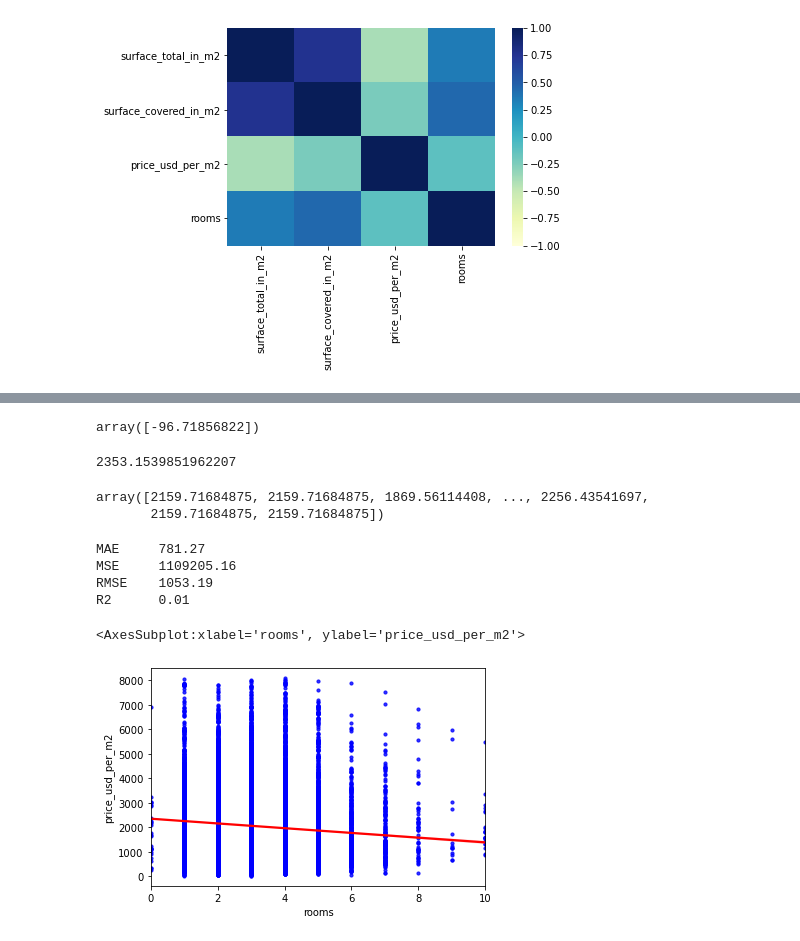
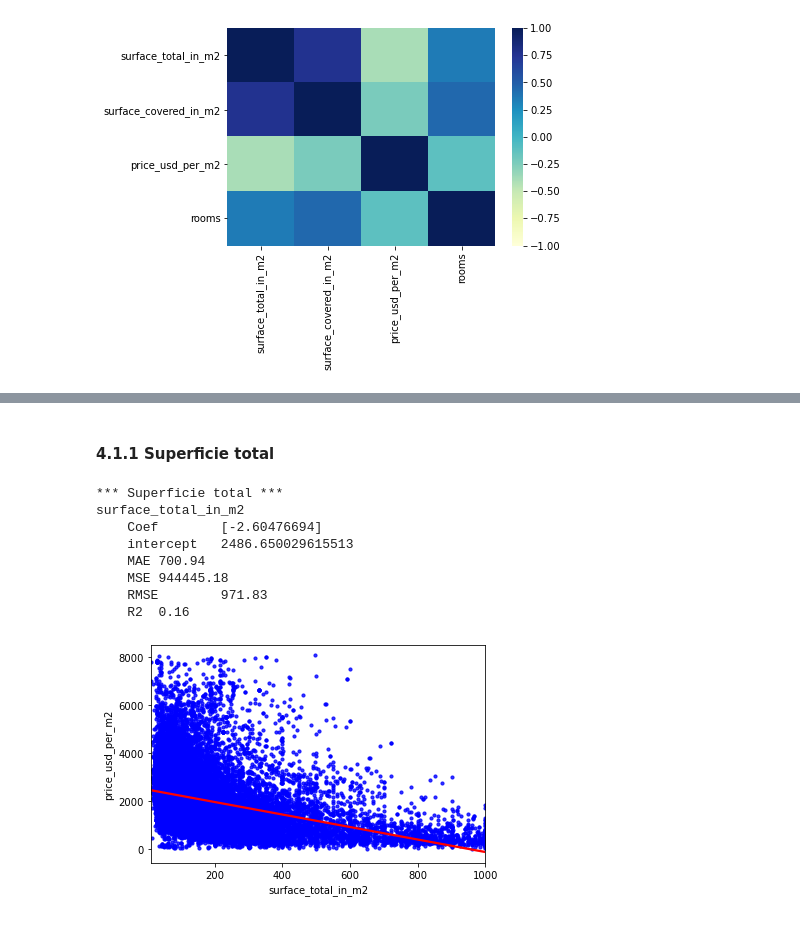
Before and after one commit to szl30n/ProyectosDHDS, a Jupyter notebook: TP2/Enzo.ipynb, the cells around one changed output, grey strips where cells are left out. Cells and saved outputs as stored; diff of their text form; code cells hidden in the pictures.

```diff
--- a/TP2/Enzo.ipynb
+++ b/TP2/Enzo.ipynb
@@ -47,15 +76,21 @@ lm = LinearRegression() # Fiteamos el modelo sobre los vectores X e y.
 # %%
-# Superficie total
-model1 = lm.fit(X1, y)
-model1.coef_
-model1.intercept_
-test_sklearn_1 = np.array(X1test).reshape(-1,1)
-model1.predict(test_sklearn_1)
-y1pred = model1.predict(X1test)
+def rls_func(X,y,columna):
+    print( columna)
+    # Como estamos trabajando con observaciones ordenadas en el tiempo, ponemos
+    # shuffle=False para evitar data leakage    shuffle=False
+    Xtrain, Xtest, ytrain, ytest = train_test_split(X, y, random_state = 1,)
+    lm = LinearRegression() # Fiteamos el modelo sobre los vectores X e y.
+    model = lm.fit(X, y)
+    print(f'''    Coef\t{model.coef_}''')
+    print(f'''    intercept\t{model.intercept_}''')
+    test_sklearn = np.array(Xtest).reshape(-1,1)
+    model.predict(test_sklearn)
+    ypred = model.predict(Xtest)
 
-print(f'''MAE\t{mean_absolute_error(y1test, y1pred).round(2)}
-MSE\t{mean_squared_error(y1test, y1pred).round(2)}
-RMSE\t{np.sqrt(mean_squared_error(y1test, y1pred)).round(2)}
-R2\t{r2_score(y1test, y1pred).round(2)}''')
+    print(f'''    MAE\t{mean_absolute_error(ytest, ypred).round(2)}
+    MSE\t{mean_squared_error(ytest, ypred).round(2)}
+    RMSE\t{np.sqrt(mean_squared_error(ytest, ypred)).round(2)}
+    R2\t{r2_score(ytest, ypred).round(2)}''')
 
-sns.regplot(data = data, x = 'surface_total_in_m2', y = 'price_usd_per_m2', ci = 95, scatter_kws = {"color": "blue", 's': 10}, line_kws = {"color": "red"})
+    sns.regplot(data = data, x = columna, y = 'price_usd_per_m2', ci = 95, scatter_kws = {"color": "blue", 's': 10}, line_kws = {"color": "red"})
+    #return metrics.mean_absolute_error(y_test, y_pred)
@@ -99,26 +97,18 @@ R2      0.06
-# %%
-# Habitaciones
-model3 = lm.fit(X3, y)
-model3.coef_
-model3.intercept_
-test_sklearn_3 = np.array(X3test).reshape(-1,1)
-model3.predict(test_sklearn_3)
-y3pred = model3.predict(X3test)
-
-print(f'''MAE\t{mean_absolute_error(y3test, y3pred).round(2)}
-MSE\t{mean_squared_error(y3test, y3pred).round(2)}
-RMSE\t{np.sqrt(mean_squared_error(y3test, y3pred)).round(2)}
-R2\t{r2_score(y3test, y3pred).round(2)}''')
-
-sns.regplot(data = data, x = 'rooms', y = 'price_usd_per_m2', ci = 95, scatter_kws = {"color": "blue", 's': 10}, line_kws = {"color": "red"})
-# %% [output]
-array([-96.71856822])
-2353.1539851962207
-array([2159.71684875, 2159.71684875, 1869.56114408, ..., 2256.43541697,
-       2159.71684875, 2159.71684875])
-MAE     781.27
-MSE     1109205.16
-RMSE    1053.19
-R2      0.01
-<AxesSubplot:xlabel='rooms', ylabel='price_usd_per_m2'>
-[figure, removed]
+# %% [markdown]
+#### 4.1.1 Superficie total
+# %%
+# Superficie total
+print("*** Superficie total ***")
+X = data[['surface_total_in_m2']]
+y = data['price_usd_per_m2']
+rls_func(X,y,'surface_total_in_m2')
+# %% [output]
+*** Superficie total ***
+surface_total_in_m2
+    Coef        [-2.60476694]
+    intercept   2486.650029615513
+    MAE 700.94
+    MSE 944445.18
+    RMSE        971.83
+    R2  0.16
+[figure, added]
```
Also changed, not shown: parts of 33 cells of this notebook, 1 other file.
